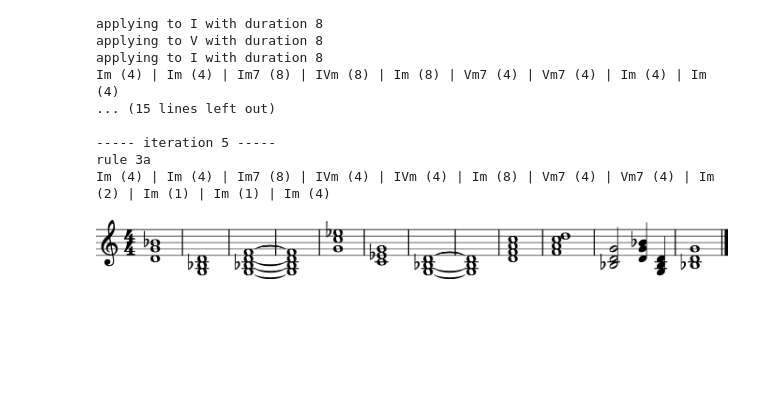
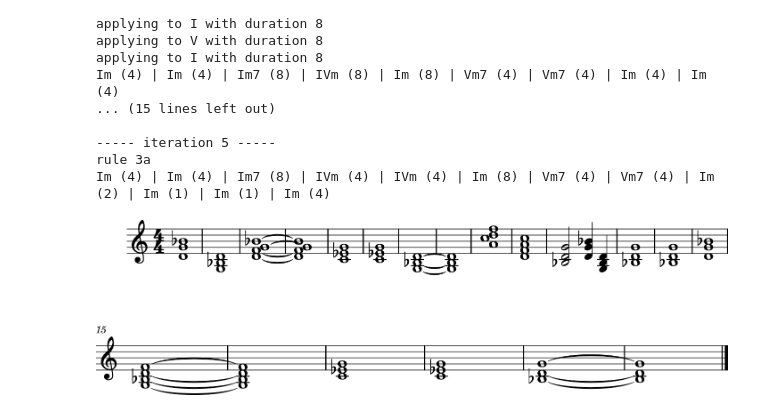
Before and after one commit to randomLevelup/algocomps, a Jupyter notebook: comp1.ipynb, the cells around one changed output. Saved outputs shown, nothing was run; the diff lists cells and outputs as text; code cells hidden in the pictures; blank space fills up the shorter version.

```diff
--- a/comp1.ipynb
+++ b/comp1.ipynb
@@ -553,30 +553,48 @@ Im (4) | Im (4) | Im7 (8) | IVm (4) | IVm (4) | Im (8) | Vm7 (4) | Vm7 (4) | Im
 # %%
 from music21 import *
 import random
 
 def create_chord_from_term(term):
     term_root = term.root
 
     if term.isMinor == 'yes':
         term_root = term_root.lower()
 
     if term.isDom7 == 'yes':
         term_root += '7'
 
     # Convert roman numeral to chord
     root = roman.RomanNumeral(term_root, 'G')
 
     # Set duration
     root.quarterLength = term.duration
     return root
 
 s2 = stream.Stream()
-for term in axiom:
-    chord = create_chord_from_term(term)
-    chord.inversion(random.choice([0, 1, 2]))
-    chord.transpose(-12, inPlace=True)
-    s2.append(chord)
+# for term in axiom:
+#     chord = create_chord_from_term(term)
+#     chord.inversion(random.choice([0, 1, 2]))
+#     chord.transpose(-12, inPlace=True)
+#     s2.append(chord)
 
+# Repeat the progression until it's as long as s1
+total_s1_duration = sum([n.quarterLength for n in s1.recurse().notes])
+current_s2_duration = sum([c.quarterLength for c in s2.recurse().notes])
+
+while current_s2_duration < total_s1_duration + 8:
+    for term in axiom:
+        chord = create_chord_from_term(term)
+        chord.inversion(random.choice([0, 1, 2]))
+        chord.transpose(-12, inPlace=True)
+        s2.append(chord)
+        current_s2_duration += chord.quarterLength * 2
+
+        if current_s2_duration >= total_s1_duration + 8:
+            break
+
+s3 = stream.Score()
+s3.insert(0, s1)
+s3.insert(0, s2)
 s2.show()
 # %% [output]
-[figure, old version]
+[figure, new version]
```
Also changed, not shown: parts of 2 cells of this notebook, 1 other file.
